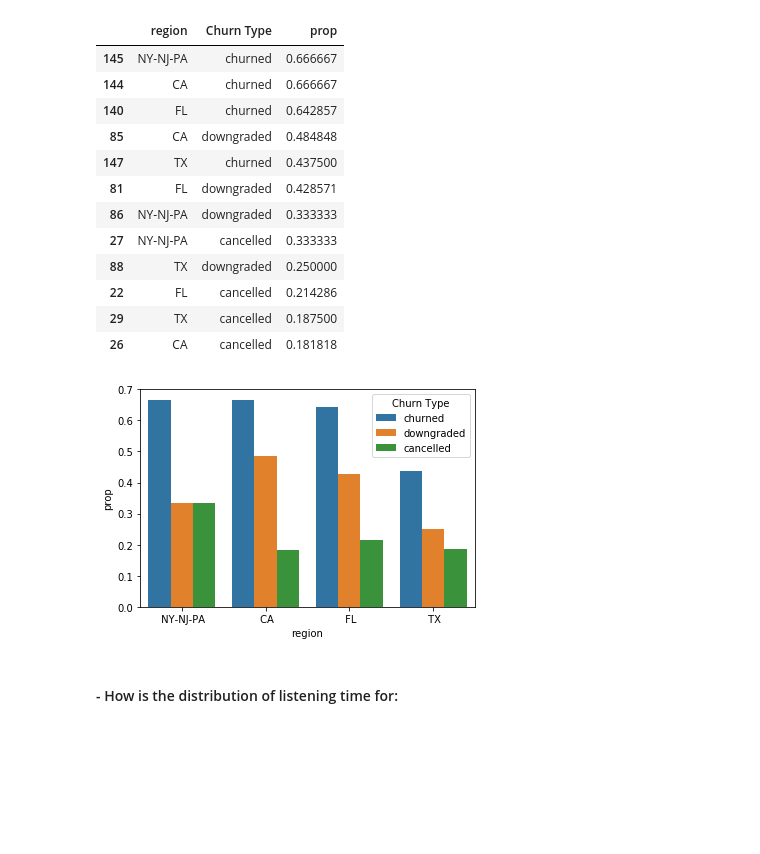
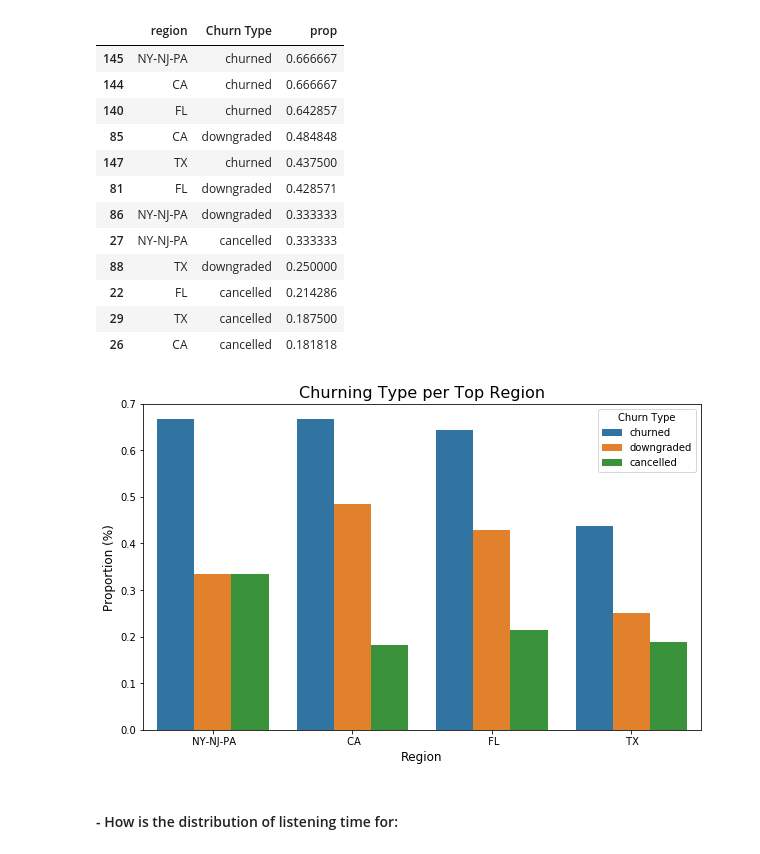
Before and after one commit to tarcisobraz/sparkify-churn-prediction, a Jupyter notebook: Sparkify.ipynb, the cells around one changed output. Saved outputs shown, nothing was run; the diff lists cells and outputs as text; code cells hidden in the pictures; blank space fills up the shorter version.

```diff
--- a/Sparkify.ipynb
+++ b/Sparkify.ipynb
@@ -552,10 +560,15 @@ top_churning_per_region
 | 22 | FL | cancelled | 0.214286 |
 | 29 | TX | cancelled | 0.187500 |
 | 26 | CA | cancelled | 0.181818 |
-# %%
-sns.barplot(x="region", y="prop", hue="Churn Type", data=top_churning_per_region);
-# %% [output]
-[figure, removed]
+# %%
+f, axis = plt.subplots(figsize=(10, 6))
+sns.barplot(x="region", y="prop", hue="Churn Type", data=top_churning_per_region);
+plt.title('Churning Type per Top Region',size=16)
+plt.xlabel('Region', size=12)
+plt.ylabel('Proportion (%)', size=12)
+f.savefig("./assets/churn-type-per-region.png", bbox_inches='tight', dpi=600);
+# %% [output]
+[figure, added]
 # %% [markdown]
 #### - How is the distribution of listening time for:
 # %% [markdown]
```
Also changed, not shown: parts of 6 cells of this notebook.
